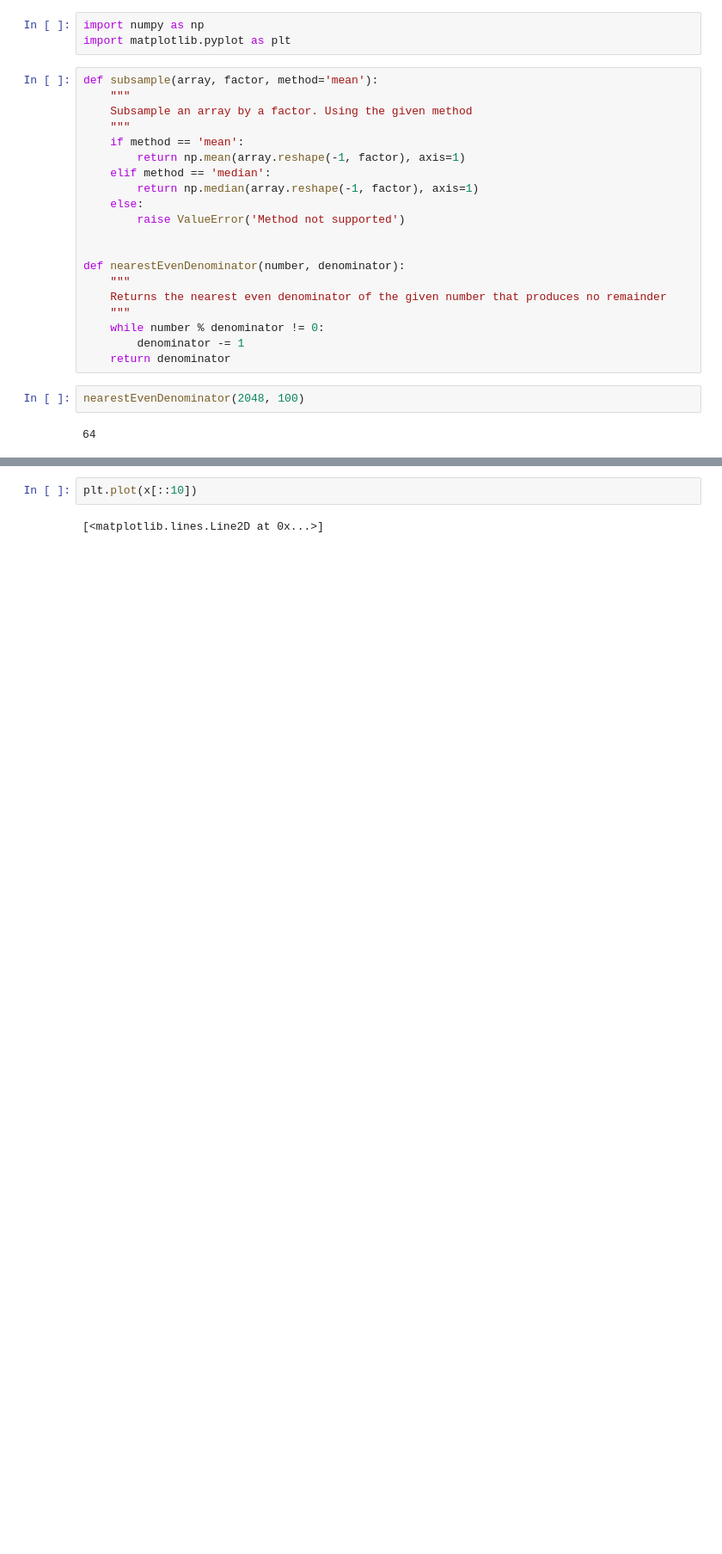
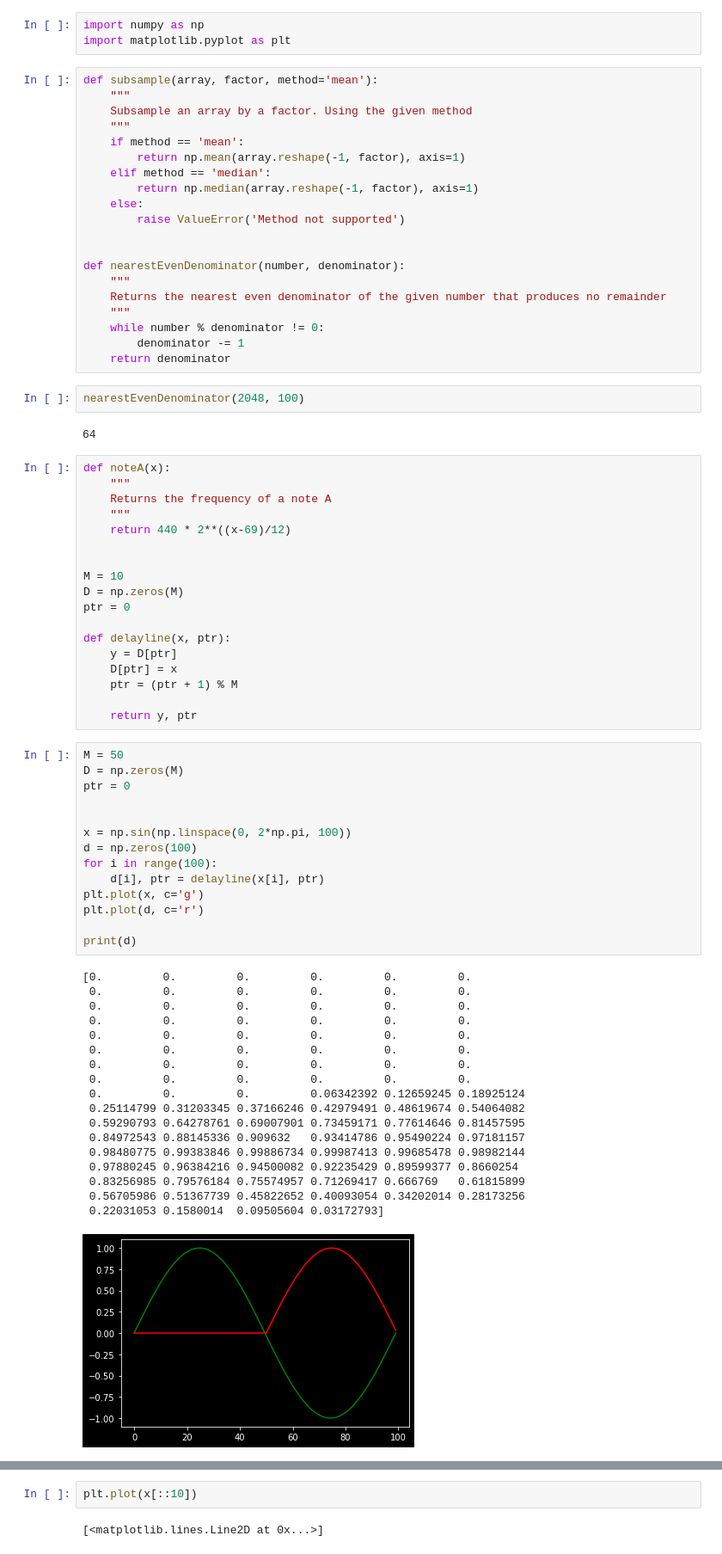
Before and after one commit to TheUnity42/MicroFinalProject, a Jupyter notebook: scratchbook.ipynb, the cells around one changed output, grey strips where cells are left out. Shown: that part at 86% size. Saved outputs shown, nothing was run; the diff lists cells and outputs as text; blank space fills up the shorter version.

```diff
--- a/scratchbook.ipynb
+++ b/scratchbook.ipynb
@@ -25,6 +25,57 @@ def nearestEvenDenominator(number, denominator):
 nearestEvenDenominator(2048, 100)
 # %% [output]
 64
+# %%
+def noteA(x):
+    """
+    Returns the frequency of a note A
+    """
+    return 440 * 2**((x-69)/12)
+
+
+M = 10
+D = np.zeros(M)
+ptr = 0
+
+def delayline(x, ptr):
+    y = D[ptr]
+    D[ptr] = x
+    ptr = (ptr + 1) % M
+
+    return y, ptr
+# %%
+M = 50
+D = np.zeros(M)
+ptr = 0
+
+
+x = np.sin(np.linspace(0, 2*np.pi, 100))
+d = np.zeros(100)
+for i in range(100):
+    d[i], ptr = delayline(x[i], ptr)
+plt.plot(x, c='g')
+plt.plot(d, c='r')
+
+print(d)
+# %% [output]
+[0.         0.         0.         0.         0.         0.
+ 0.         0.         0.         0.         0.         0.
+ 0.         0.         0.         0.         0.         0.
+ 0.         0.         0.         0.         0.         0.
+ 0.         0.         0.         0.         0.         0.
+ 0.         0.         0.         0.         0.         0.
+ 0.         0.         0.         0.         0.         0.
+ 0.         0.         0.         0.         0.         0.
+ 0.         0.         0.         0.06342392 0.12659245 0.18925124
+ 0.25114799 0.31203345 0.37166246 0.42979491 0.48619674 0.54064082
+ 0.59290793 0.64278761 0.69007901 0.73459171 0.77614646 0.81457595
+ 0.84972543 0.88145336 0.909632   0.93414786 0.95490224 0.97181157
+ 0.98480775 0.99383846 0.99886734 0.99987413 0.99685478 0.98982144
+ 0.97880245 0.96384216 0.94500082 0.92235429 0.89599377 0.8660254
+ 0.83256985 0.79576184 0.75574957 0.71269417 0.666769   0.61815899
+ 0.56705986 0.51367739 0.45822652 0.40093054 0.34202014 0.28173256
+ 0.22031053 0.1580014  0.09505604 0.03172793]
+[figure, added]
 # %%
 x = np.sin(np.linspace(0, 2*np.pi, 1000))
 
```
Also changed, not shown: parts of 1 cell of this notebook, 2 other files.
